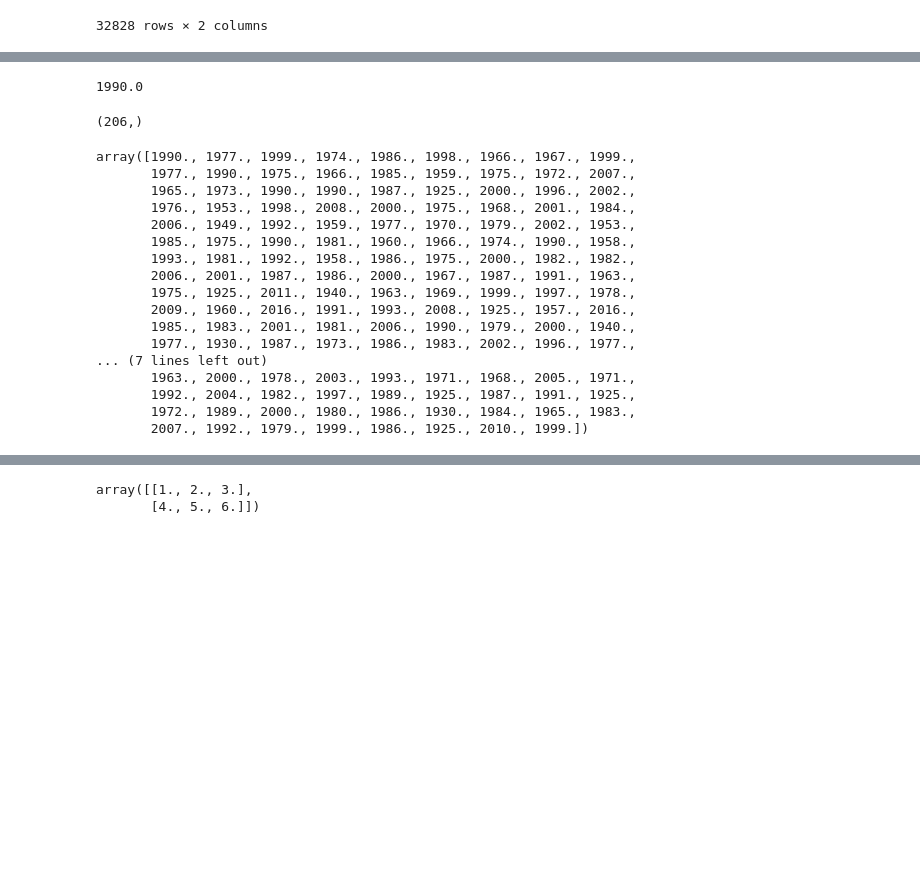
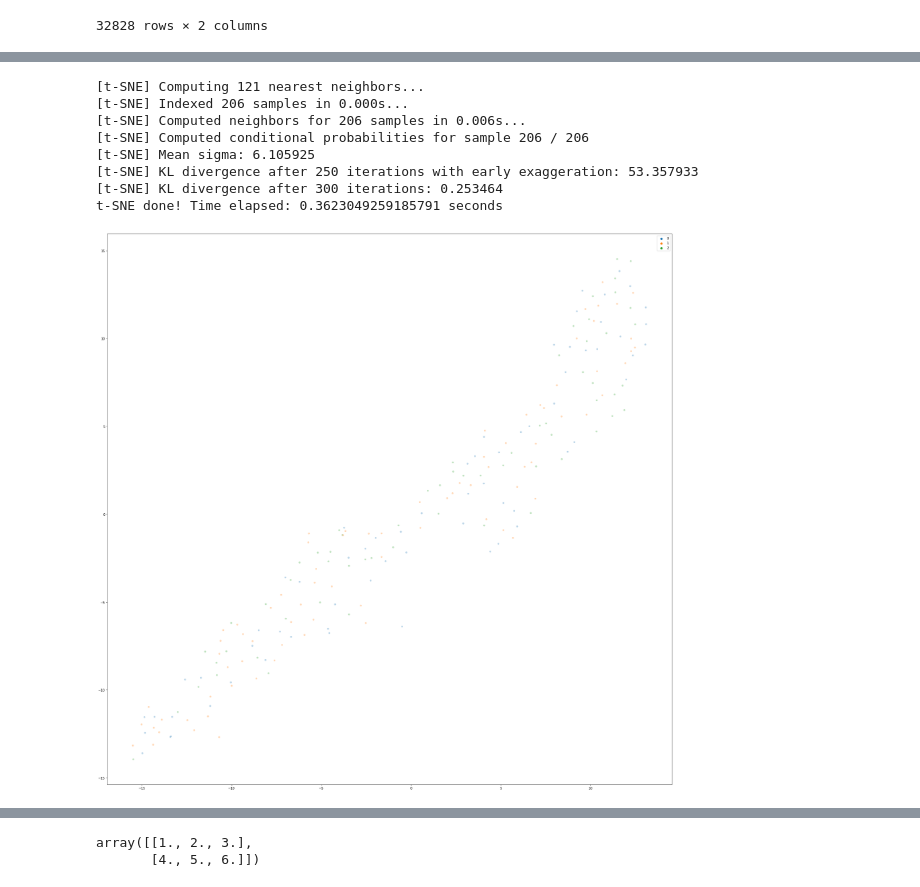
Before and after one commit to 1170500804/MoCo, a Jupyter notebook: Untitled.ipynb, the cells around one changed output, grey strips where cells are left out. Cells and saved outputs as stored; diff of their text form; code cells hidden in the pictures; blank space fills up the shorter version.

Commit message:
figure

```diff
--- a/Untitled.ipynb
+++ b/Untitled.ipynb
@@ -130,34 +131,40 @@ embd.shape
-# %%
-label = embd[0::2]
-embd = embd[1::2]
-# %%
-embd[0]
-# %% [output]
-1990.0
-# %%
-embd = np.array(embd)
-embd[0].shape
-embd.shape
-# %% [output]
-(206,)
-# %%
-embd
-# %% [output]
-array([1990., 1977., 1999., 1974., 1986., 1998., 1966., 1967., 1999.,
-       1977., 1990., 1975., 1966., 1985., 1959., 1975., 1972., 2007.,
-       1965., 1973., 1990., 1990., 1987., 1925., 2000., 1996., 2002.,
-       1976., 1953., 1998., 2008., 2000., 1975., 1968., 2001., 1984.,
-       2006., 1949., 1992., 1959., 1977., 1970., 1979., 2002., 1953.,
-       1985., 1975., 1990., 1981., 1960., 1966., 1974., 1990., 1958.,
-       1993., 1981., 1992., 1958., 1986., 1975., 2000., 1982., 1982.,
-       2006., 2001., 1987., 1986., 2000., 1967., 1987., 1991., 1963.,
-       1975., 1925., 2011., 1940., 1963., 1969., 1999., 1997., 1978.,
-       2009., 1960., 2016., 1991., 1993., 2008., 1925., 1957., 2016.,
-       1985., 1983., 2001., 1981., 2006., 1990., 1979., 2000., 1940.,
-       1977., 1930., 1987., 1973., 1986., 1983., 2002., 1996., 1977.,
-... (7 lines left out)
-       1963., 2000., 1978., 2003., 1993., 1971., 1968., 2005., 1971.,
-       1992., 2004., 1982., 1997., 1989., 1925., 1987., 1991., 1925.,
-       1972., 1989., 2000., 1980., 1986., 1930., 1984., 1965., 1983.,
-       2007., 1992., 1979., 1999., 1986., 1925., 2010., 1999.])
+# %%
+label = np.asarray(label)
+label = pd.Series(label, dtype=int)
+label = label%3
+# %%
+def plot_t_sne(data_subset_embd, data_subset_label, filename):
+    time_start = time.time()
+    tsne = TSNE(n_components=2, verbose=1, perplexity=40, n_iter=300)
+    tsne_results = tsne.fit_transform(data_subset_embd)
+    print('t-SNE done! Time elapsed: {} seconds'.format(time.time() - time_start))
+    plt.figure(figsize=(32, 32))
+    # sns.set()
+
+    sns_plot = sns.scatterplot(
+        x=tsne_results[:, 0], y=tsne_results[:, 1],
+        hue=data_subset_label,
+        palette=sns.color_palette(n_colors=3),
+        legend="full",
+        alpha=0.3
+    )
+    sns_plot.figure.savefig(filename+'.png')
+    return tsne_results
+# %%
+import time
+
+from sklearn.manifold import TSNE
+import matplotlib.pyplot as plt
+import seaborn as sns
+tsne_results = plot_t_sne(embd, label, 'test')
+# %% [output]
+[t-SNE] Computing 121 nearest neighbors...
+[t-SNE] Indexed 206 samples in 0.000s...
+[t-SNE] Computed neighbors for 206 samples in 0.006s...
+[t-SNE] Computed conditional probabilities for sample 206 / 206
+[t-SNE] Mean sigma: 6.105925
+[t-SNE] KL divergence after 250 iterations with early exaggeration: 53.357933
+[t-SNE] KL divergence after 300 iterations: 0.253464
+t-SNE done! Time elapsed: 0.3623049259185791 seconds
+[figure, added]
 # %%
```
Also changed, not shown: parts of 11 cells of this notebook, 2 other files.
